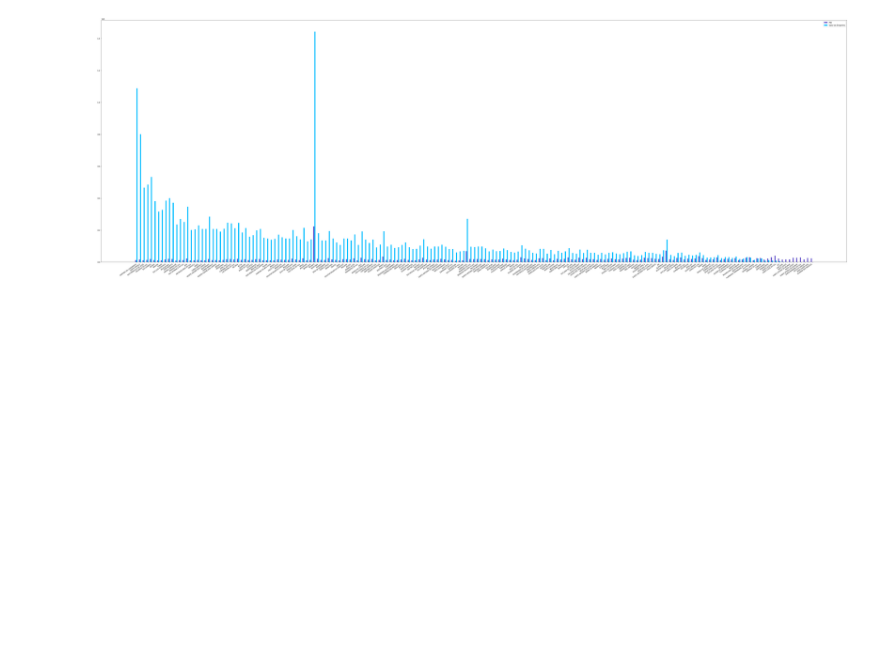
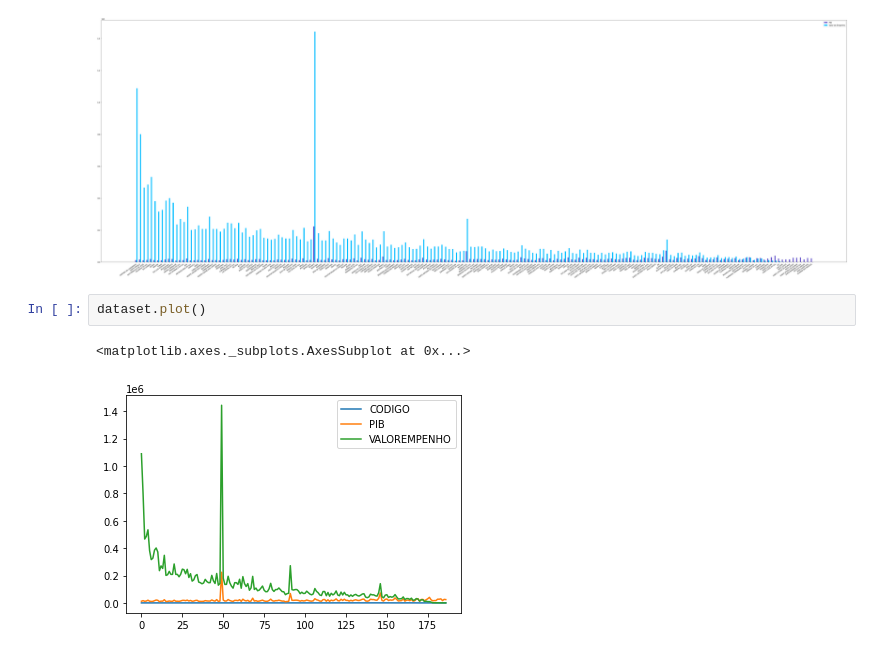
Before and after one commit to hecpinheiro/Ciencia-de-dados, a Jupyter notebook: dadosgovRS.ipynb, the cells around one changed output. Drawn from its saved outputs; the diff is of its cells as text; blank space fills up the shorter version.

```diff
--- a/dadosgovRS.ipynb
+++ b/dadosgovRS.ipynb
@@ -74,3 +74,8 @@ plt.legend()
 plt.show()
 # %% [output]
 [figure]
+# %%
+dataset.plot()
+# %% [output]
+<matplotlib.axes._subplots.AxesSubplot at 0x...>
+[figure, added]
```
